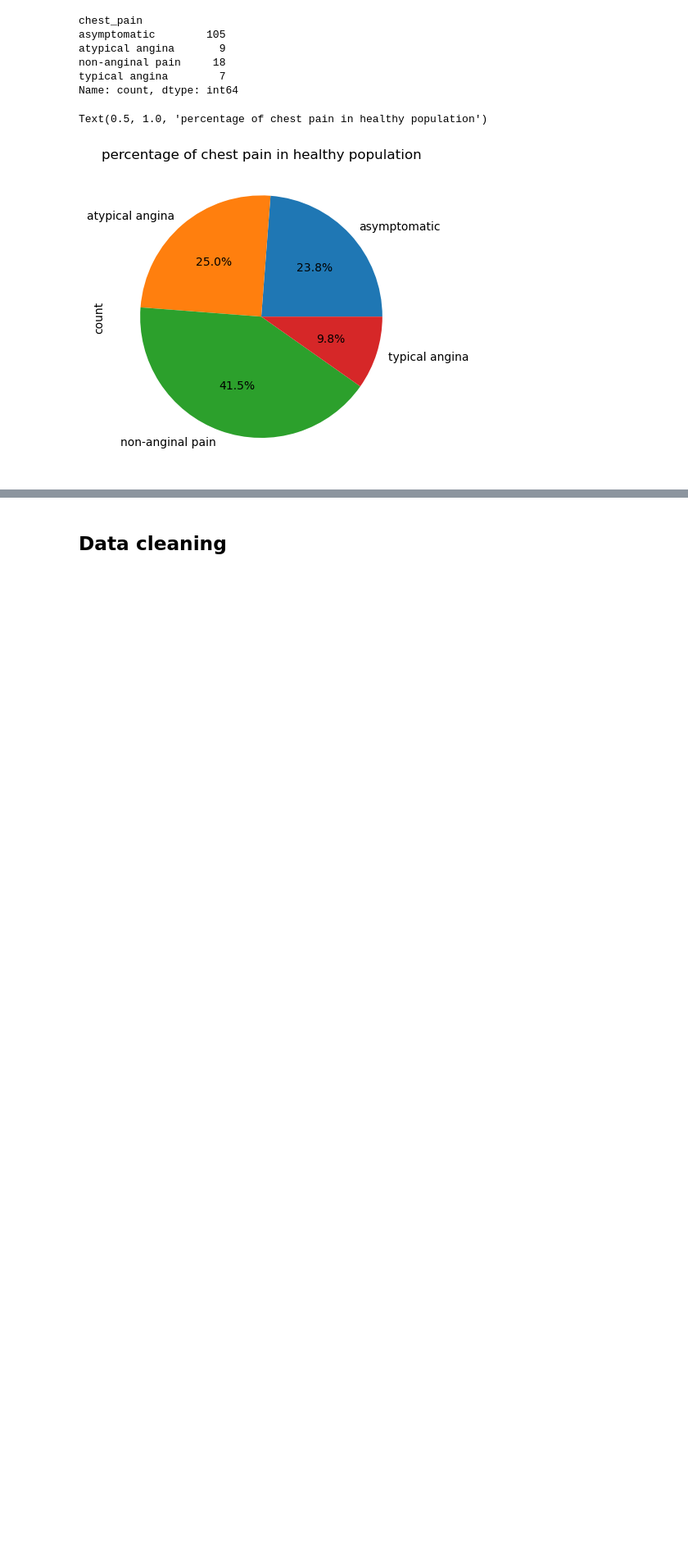
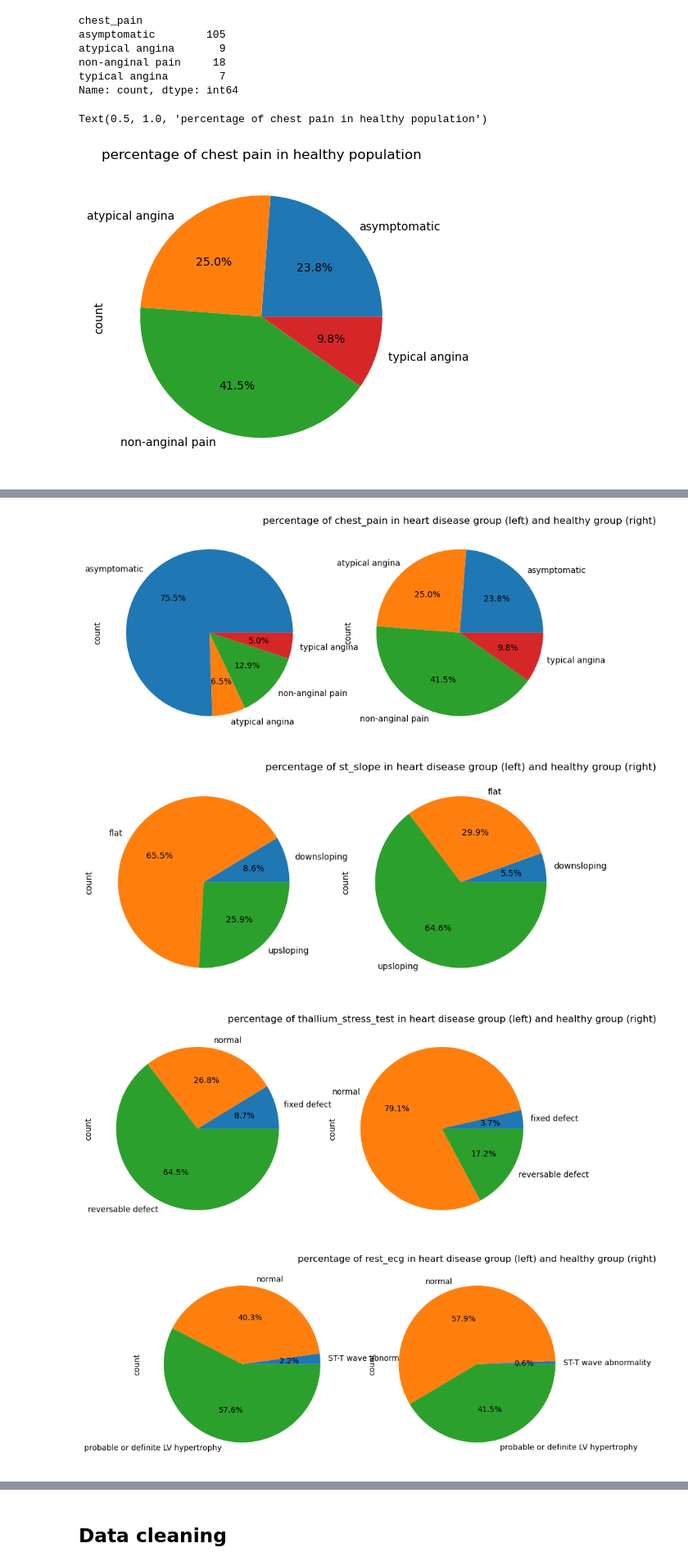
Before and after one commit to paulinedao/heart_disease, a Jupyter notebook: heart_disease.ipynb, the cells around one changed output, grey strips where cells are left out. Shown at 82% size. Drawn from its saved outputs; the diff is of its cells as text; code cells hidden in the pictures; blank space fills up the shorter version.

```diff
--- a/heart_disease.ipynb
+++ b/heart_disease.ipynb
@@ -448 +451,9 @@ plt.show()
+# %%
+for column in categorical_columns:
+    plot_pie_chart(column)
+# %% [output]
+[figure, added]
+[figure, added]
+[figure, added]
+[figure, added]
 # %%
```
Also changed, not shown: parts of 4 cells of this notebook.
